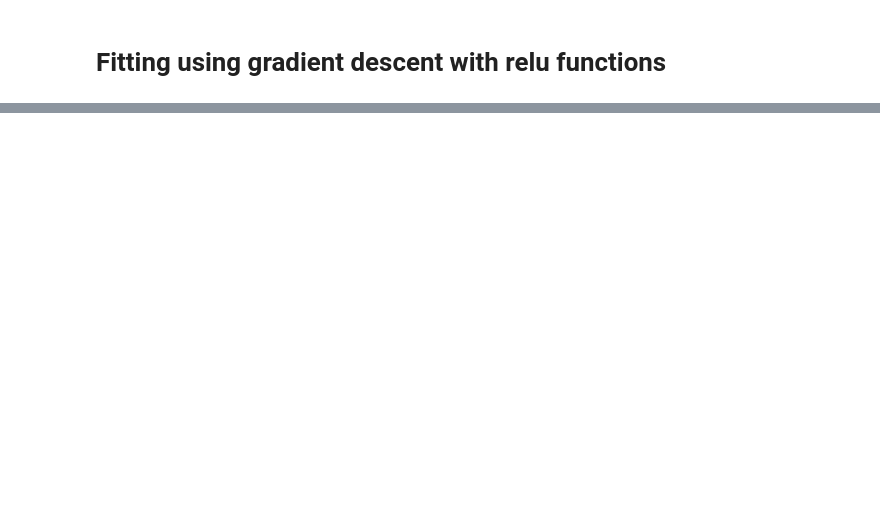
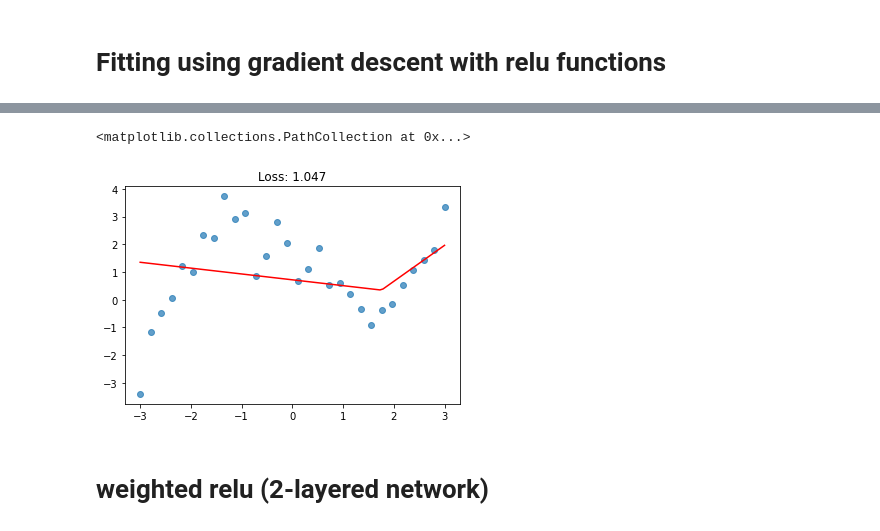
Before and after one commit to jffist/fastai22, a Jupyter notebook: clean/03_courseL3_func_fitting.ipynb, the cells around one changed output, grey strips where cells are left out. Drawn from its saved outputs; the diff is of its cells as text; code cells hidden in the pictures; blank space fills up the shorter version.

```diff
--- a/clean/03_courseL3_func_fitting.ipynb
+++ b/clean/03_courseL3_func_fitting.ipynb
@@ -266,0 +303,11 @@ Text(0.5, 0.98, 'Learned parameter values per iteration\n (actual value is horis
+# %%
+def relu_n(params, x):
+    n = len(params) // 2
+    if len(params)%2 != 0:
+        raise ValueError("Number of parameters should be even")
+    res = 0
+    for i in range(n):
+        m = params[2*i]
+        b = params[2*i+1]
+        res += relu(m,b,x)
+    return res
@@ -266,0 +335,4 @@ Text(0.5, 0.98, 'Learned parameter values per iteration\n (actual value is horis
+# %%
+def calc_model_loss_relu(model_params, train_x, train_y):
+    y_pred = relu_n(model_params, train_x)
+    return mae_loss(train_y, y_pred)
@@ -266,0 +348,18 @@ Text(0.5, 0.98, 'Learned parameter values per iteration\n (actual value is horis
+# %%
+learning_rate = 0.08
+n_epocs = 1000
+do_lr_decay = False
+learning_trace = []
+for i in range(n_epocs):
+    current_loss = calc_model_loss_relu(m_params, train_x, train_y)
+    current_loss.backward()
+    with torch.no_grad():
+        m_params -= m_params.grad * learning_rate
+    m_params.grad = None
+    if i%100==0:
+        print(f"# {i}: loss: {current_loss:.10f}")
+    if do_lr_decay and i%100 == 1:
+        learning_rate *= 0.95
+    loss_val = current_loss.detach().numpy().tolist()
+    learning_trace.append([i] + [loss_val] + m_params.detach().numpy().tolist())
+#trace_df = pd.DataFrame.from_records(learning_trace, columns=['iter','loss','a3','a2','a1','a0']).set_index('iter')
@@ -266,0 +377,10 @@ Text(0.5, 0.98, 'Learned parameter values per iteration\n (actual value is horis
+# %%
+f = partial(relu_n, m_params.detach().numpy())
+loss = mae_loss(train_y, f(train_x))
+plot_func(f, f"Loss: {loss:.3f}")
+plt.scatter(train_x, train_y, alpha=0.7)
+# %% [output]
+<matplotlib.collections.PathCollection at 0x...>
+[figure, added]
+# %% [markdown]
+# weighted relu (2-layered network)
```
Also changed, not shown: parts of 21 cells of this notebook.
